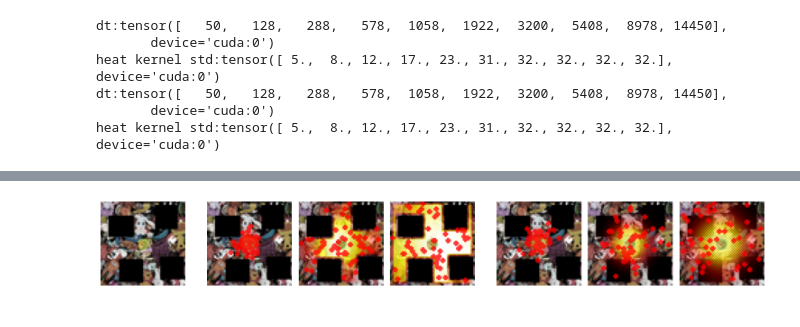
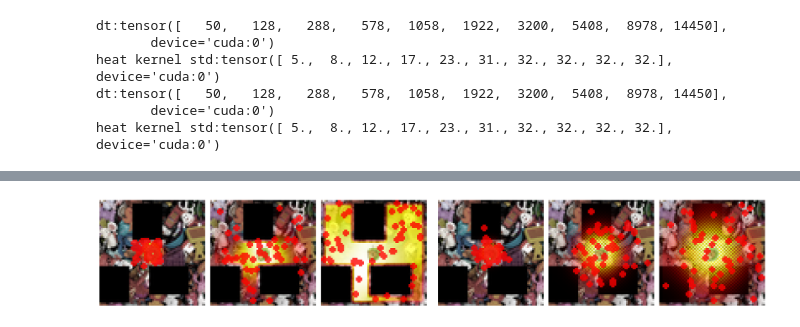
Before and after one commit to pranaboy72/denoisingheat, a Jupyter notebook: figure.ipynb, the cells around one changed output, grey strips where cells are left out. Drawn from its saved outputs; the diff is of its cells as text; code cells hidden in the pictures.

```diff
--- a/figure.ipynb
+++ b/figure.ipynb
@@ -107,37 +107,36 @@ plt.show()
 # %%
 goal = torch.tensor([[[-0.,-0.]]], device=device)
 obs = overlay_goal(background, img_size, wastes, goal)
 t = torch.tensor([i for i in range(1, noise_steps+1)], device=device)
 
 heat, _, _, x_t = diffusion.forward_diffusion(t, goal.repeat(10,1,1), 50, obstacle_masks.repeat(10,1,1))
 heat2, x_t2 = gauss_diffusion.forward_diffusion(t, goal.repeat(10,1,1), 50)
 
-fig = plt.figure(figsize=(15, 6))
-gs = gridspec.GridSpec(1, 9, width_ratios=[1, 0.1, 1, 1, 1, 0.1, 1, 1, 1])
+fig = plt.figure(figsize=(20, 6))
+gs = gridspec.GridSpec(1, 7, width_ratios=[1, 1, 1, 0.01, 1, 1, 1])
 
 ax0 = fig.add_subplot(gs[0])
-ax1 = fig.add_subplot(gs[2])
-ax2 = fig.add_subplot(gs[3])
+ax1 = fig.add_subplot(gs[1])
+ax2 = fig.add_subplot(gs[2])
 ax3 = fig.add_subplot(gs[4])
-ax4 = fig.add_subplot(gs[6])
-ax5 = fig.add_subplot(gs[7])
-ax6 = fig.add_subplot(gs[8])
+ax4 = fig.add_subplot(gs[5])
+ax5 = fig.add_subplot(gs[6])
 
-axes = [ax0, ax1, ax2, ax3, ax4, ax5, ax6]
+axes = [ax0, ax1, ax2, ax3, ax4, ax5]
 
 # Use these axes to display your images:
 axes[0].imshow(obs[0].permute(1,2,0).cpu().numpy())
 axes[0].axis('off')
 
 heat_steps_1 = [0, 3, 5]
 heat_steps_2 = [0, 2, 3]
 
 for idx, step in enumerate(heat_steps_1):
-    plot_heat_on_axis(axes[idx+1], heat[step], background[0], goal.cpu(), x_t[step].unsqueeze(0).cpu())
+    plot_heat_on_axis(axes[idx], heat[step], background[0], goal.cpu(), x_t[step].unsqueeze(0).cpu())
 for idx, step in enumerate(heat_steps_2):
-    plot_heat_on_axis(axes[idx+4], heat2[step], background[0], goal.cpu(), x_t2[step].unsqueeze(0).cpu())
+    plot_heat_on_axis(axes[idx+3], heat2[step], background[0], goal.cpu(), x_t2[step].unsqueeze(0).cpu())
 
 plt.tight_layout()
 plt.show()
 # %% [output]
-[figure, old version]
+[figure, new version]
```
Also changed, not shown: parts of 1 cell of this notebook, 12 other files.
